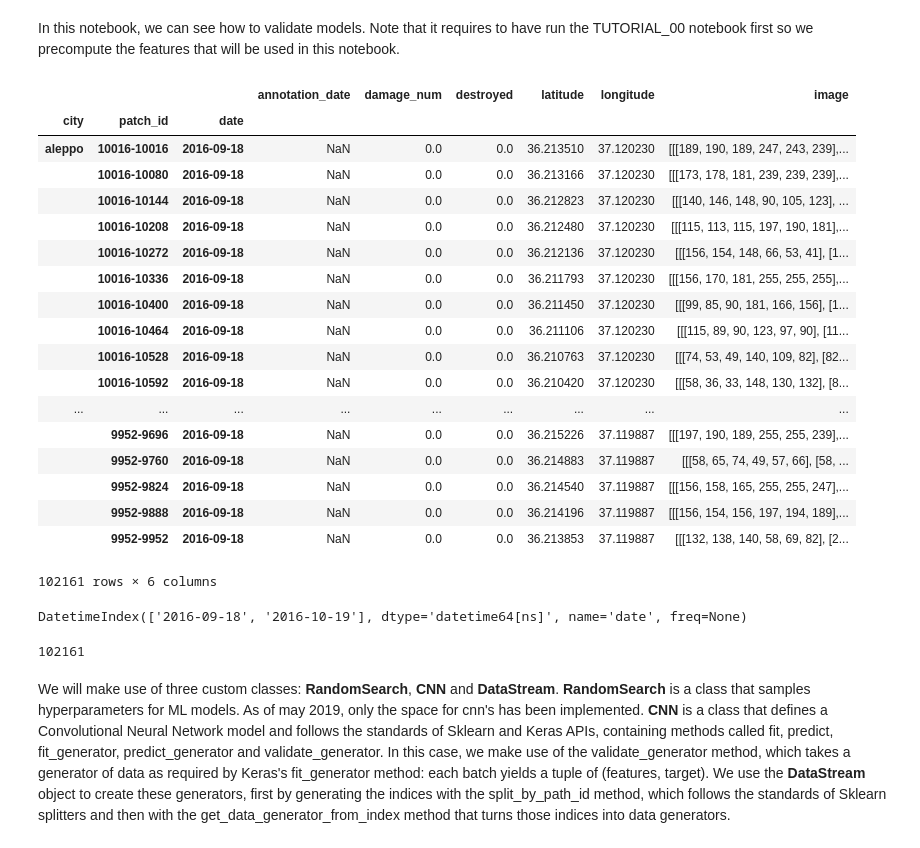
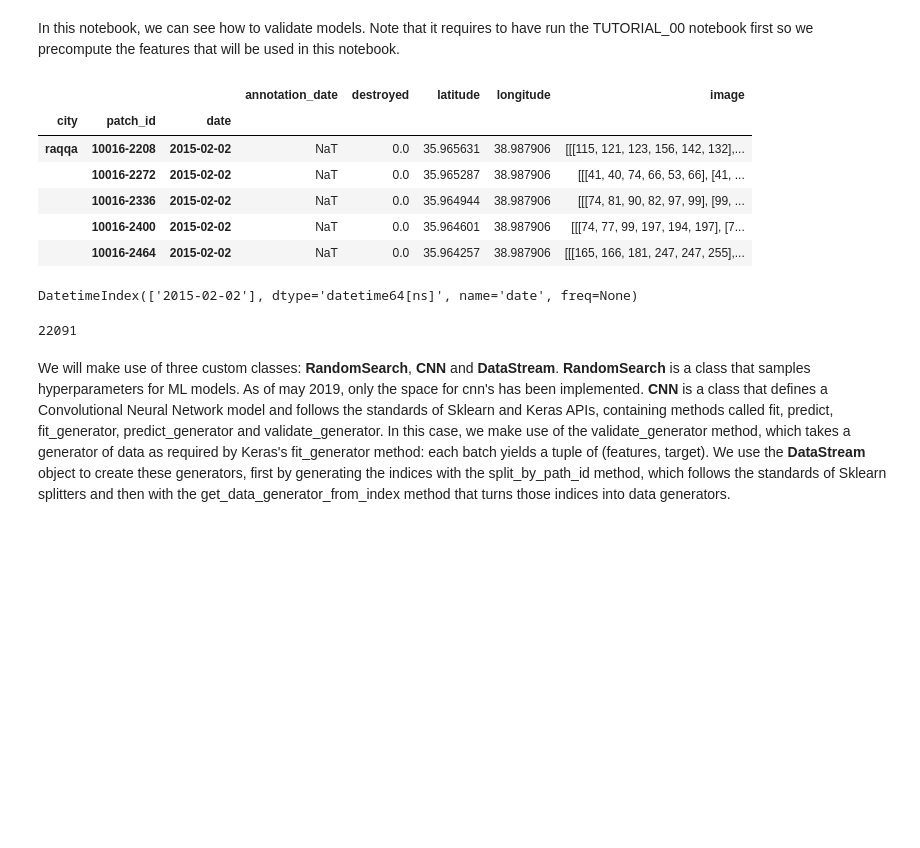
Before and after one commit to javiermas/building-damage, a Jupyter notebook: notebooks/TUTORIAL_01_validating_models.ipynb, the cells around one changed output. Saved outputs shown, nothing was run; the diff lists cells and outputs as text; code cells hidden in the pictures; blank space fills up the shorter version.

```diff
--- a/notebooks/TUTORIAL_01_validating_models.ipynb
+++ b/notebooks/TUTORIAL_01_validating_models.ipynb
@@ -21,39 +21,27 @@ RESULTS_PATH = '../logs/experiments'
 FEATURES_PATH = '../logs/features'
 features_file_name = 'example.p'
 # %%
-features = pd.read_pickle('{}/{}'.format(FEATURES_PATH, features_file_name)).dropna(subset=['destroyed'])
-features
+features = pd.read_pickle('{}/{}'.format(FEATURES_PATH, features_file_name)).dropna(subset=['destroyed', 'image'])
+features.head()
 # %% [output]
-|  |  |  | annotation_date | damage_num | destroyed | latitude | longitude | image |
-| city | patch_id | date |  |  |  |  |  |  |
-| aleppo | 10016-10016 | 2016-09-18 | NaN | 0.0 | 0.0 | 36.213510 | 37.120230 | [[[189, 190, 189, 247, 243, 239],... |
-|  | 10016-10080 | 2016-09-18 | NaN | 0.0 | 0.0 | 36.213166 | 37.120230 | [[[173, 178, 181, 239, 239, 239],... |
-|  | 10016-10144 | 2016-09-18 | NaN | 0.0 | 0.0 | 36.212823 | 37.120230 | [[[140, 146, 148, 90, 105, 123], ... |
-|  | 10016-10208 | 2016-09-18 | NaN | 0.0 | 0.0 | 36.212480 | 37.120230 | [[[115, 113, 115, 197, 190, 181],... |
-|  | 10016-10272 | 2016-09-18 | NaN | 0.0 | 0.0 | 36.212136 | 37.120230 | [[[156, 154, 148, 66, 53, 41], [1... |
-|  | 10016-10336 | 2016-09-18 | NaN | 0.0 | 0.0 | 36.211793 | 37.120230 | [[[156, 170, 181, 255, 255, 255],... |
-|  | 10016-10400 | 2016-09-18 | NaN | 0.0 | 0.0 | 36.211450 | 37.120230 | [[[99, 85, 90, 181, 166, 156], [1... |
-|  | 10016-10464 | 2016-09-18 | NaN | 0.0 | 0.0 | 36.211106 | 37.120230 | [[[115, 89, 90, 123, 97, 90], [11... |
-|  | 10016-10528 | 2016-09-18 | NaN | 0.0 | 0.0 | 36.210763 | 37.120230 | [[[74, 53, 49, 140, 109, 82], [82... |
-|  | 10016-10592 | 2016-09-18 | NaN | 0.0 | 0.0 | 36.210420 | 37.120230 | [[[58, 36, 33, 148, 130, 132], [8... |
-| ... | ... | ... | ... | ... | ... | ... | ... | ... |
-|  | 9952-9696 | 2016-09-18 | NaN | 0.0 | 0.0 | 36.215226 | 37.119887 | [[[197, 190, 189, 255, 255, 239],... |
-|  | 9952-9760 | 2016-09-18 | NaN | 0.0 | 0.0 | 36.214883 | 37.119887 | [[[58, 65, 74, 49, 57, 66], [58, ... |
-|  | 9952-9824 | 2016-09-18 | NaN | 0.0 | 0.0 | 36.214540 | 37.119887 | [[[156, 158, 165, 255, 255, 247],... |
-|  | 9952-9888 | 2016-09-18 | NaN | 0.0 | 0.0 | 36.214196 | 37.119887 | [[[156, 154, 156, 197, 194, 189],... |
-|  | 9952-9952 | 2016-09-18 | NaN | 0.0 | 0.0 | 36.213853 | 37.119887 | [[[132, 138, 140, 58, 69, 82], [2... |
+|  |  |  | annotation_date | destroyed | latitude | longitude | image |
+| city | patch_id | date |  |  |  |  |  |
+| raqqa | 10016-2208 | 2015-02-02 | NaT | 0.0 | 35.965631 | 38.987906 | [[[115, 121, 123, 156, 142, 132],... |
+|  | 10016-2272 | 2015-02-02 | NaT | 0.0 | 35.965287 | 38.987906 | [[[41, 40, 74, 66, 53, 66], [41, ... |
+|  | 10016-2336 | 2015-02-02 | NaT | 0.0 | 35.964944 | 38.987906 | [[[74, 81, 90, 82, 97, 99], [99, ... |
+|  | 10016-2400 | 2015-02-02 | NaT | 0.0 | 35.964601 | 38.987906 | [[[74, 77, 99, 197, 194, 197], [7... |
+|  | 10016-2464 | 2015-02-02 | NaT | 0.0 | 35.964257 | 38.987906 | [[[165, 166, 181, 247, 247, 255],... |
-102161 rows × 6 columns
 # %%
 features.index.get_level_values('date').unique()
 # import rasterio
 # data  = rasterio.open('../data/city_rasters/daraa_2017_02_07_zoom_19.tif')
 # data.shape
 # %% [output]
-DatetimeIndex(['2016-09-18', '2016-10-19'], dtype='datetime64[ns]', name='date', freq=None)
+DatetimeIndex(['2015-02-02'], dtype='datetime64[ns]', name='date', freq=None)
 # %%
 len(features)
 # %% [output]
-102161
+22091
 # %% [markdown]
 We will make use of three custom classes: __RandomSearch__, __CNN__ and __DataStream__. __RandomSearch__ is a class that samples hyperparameters for ML models. As of may 2019, only the space for cnn's has been implemented. __CNN__ is a class that defines a Convolutional Neural Network model and follows the standards of Sklearn and Keras APIs, containing methods called fit, predict, fit_generator, predict_generator and validate_generator. In this case, we make use of the validate_generator method, which takes a generator of data as required by Keras's fit_generator method: each batch yields a tuple of (features, target). We use the __DataStream__ object to create these generators, first by generating the indices with the split_by_path_id method, which follows the standards of Sklearn splitters and then with the get_data_generator_from_index method that turns those indices into data generators.
 # %%
```
Also changed, not shown: parts of 1 cell of this notebook, 7 other files.
